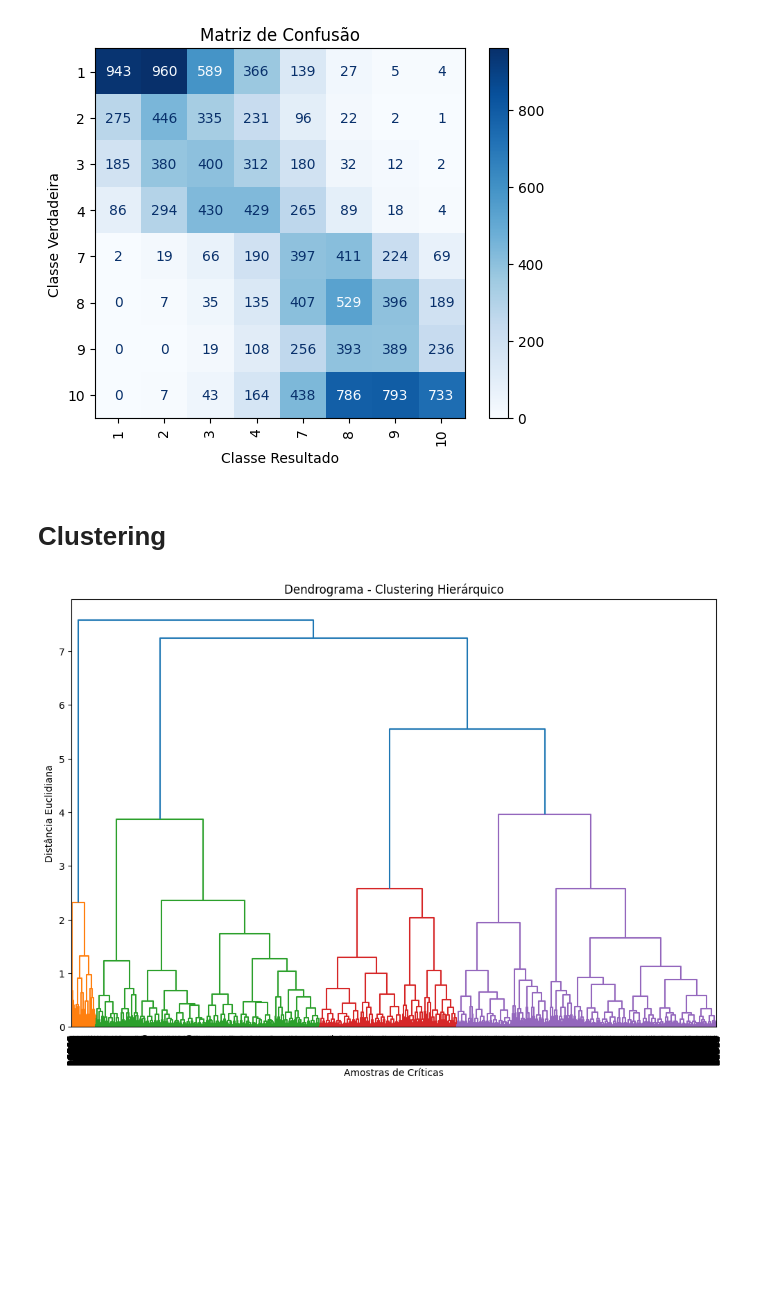
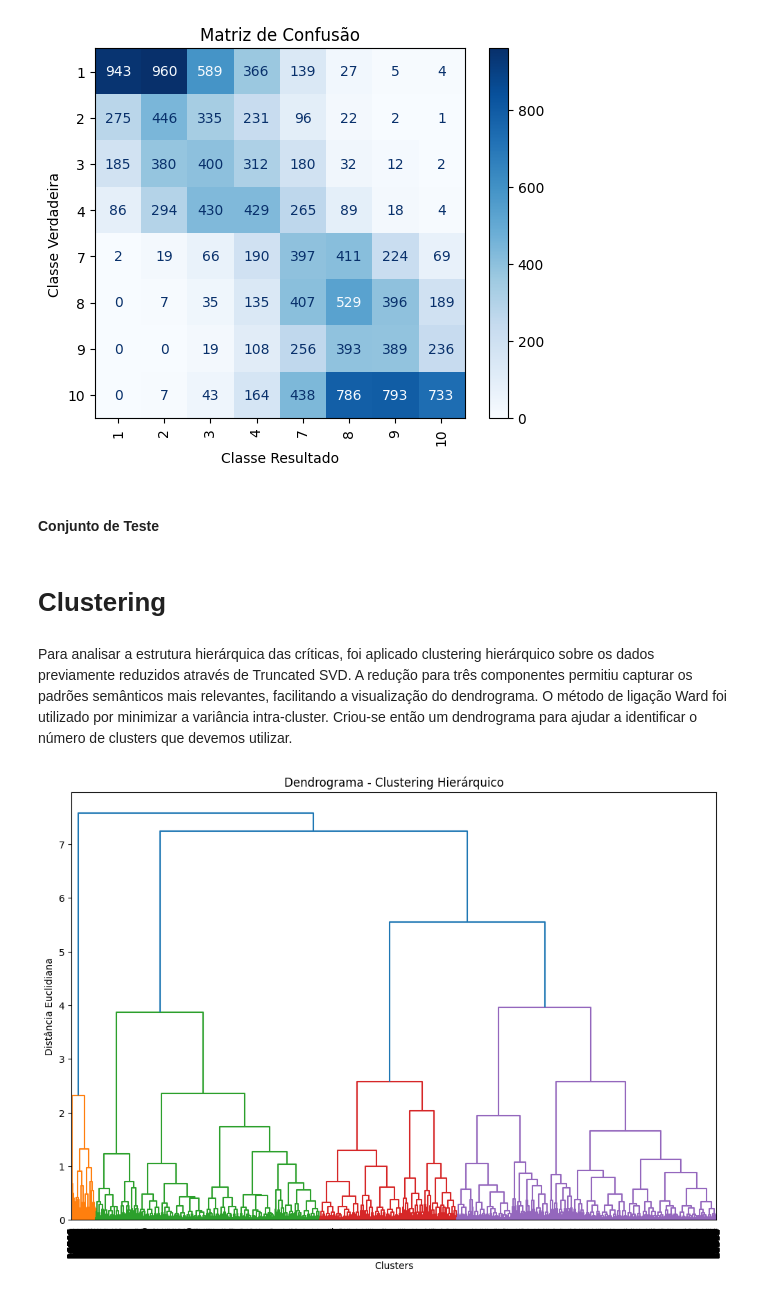
Before and after one commit to RafaelAlexDias/AA, a Jupyter notebook: TP2/A50735A50773A50801TP2.ipynb, the cells around one changed output. Saved outputs shown, nothing was run; the diff lists cells and outputs as text; code cells hidden in the pictures; blank space fills up the shorter version.

```diff
--- a/TP2/A50735A50773A50801TP2.ipynb
+++ b/TP2/A50735A50773A50801TP2.ipynb
@@ -539,23 +545,25 @@ plt.ylabel("Classe Verdadeira")
 plt.show()
 # %% [output]
 [figure]
+# %% [markdown]
+#### Conjunto de Teste
 # %% [markdown]
 # Clustering
+# %% [markdown]
+Para analisar a estrutura hierárquica das críticas, foi aplicado clustering hierárquico sobre os dados previamente reduzidos através de Truncated SVD. A redução para três componentes permitiu capturar os padrões semânticos mais relevantes, facilitando a visualização do dendrograma. O método de ligação Ward foi utilizado por minimizar a variância intra-cluster. Criou-se então um dendrograma para ajudar a identificar o número de clusters que devemos utilizar.
 # %%
-num_criticas = 25000
+num_criticas = 25000  # Subconjunto para visualização
 
-svd = TruncatedSVD(n_components=3, random_state=42)  # Reduz para 50 dimensões
-X_train_reduced = svd.fit_transform(X_train_tfidf[:num_criticas, :])
+svd = TruncatedSVD(n_components=3, random_state=42)
+X_train_reduced = svd.fit_transform(X_train_tfidf[:num_criticas])
 # %%
 linkage_matrix = linkage(X_train_reduced, method='ward')
 
-# Criar o dendrograma
 plt.figure(figsize=(12, 8))
 dendrogram(linkage_matrix, leaf_rotation=90, leaf_font_size=10)
 plt.title('Dendrograma - Clustering Hierárquico')
-plt.xlabel('Amostras de Críticas')
+plt.xlabel('Clusters')
 plt.ylabel('Distância Euclidiana')
-#plt.grid(True, linestyle='--', alpha=0.5)
 plt.show()
 # %% [output]
-[figure, old version]
+[figure, new version]
```
Also changed, not shown: parts of 9 cells of this notebook, 1 other file.
